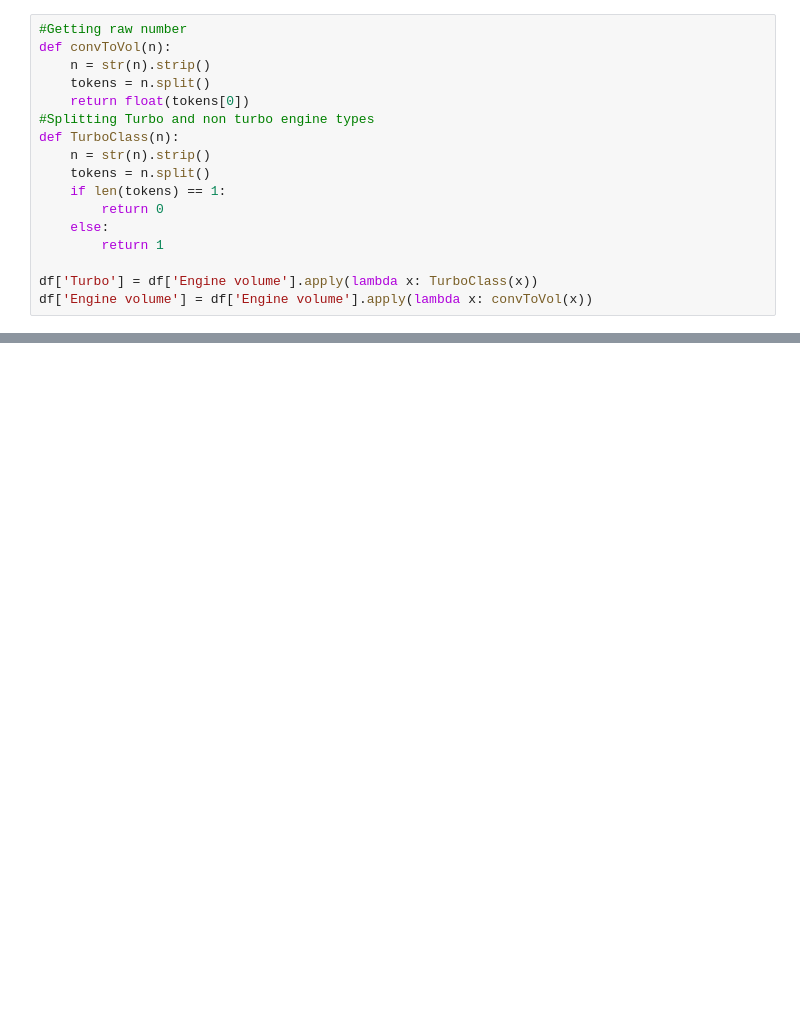
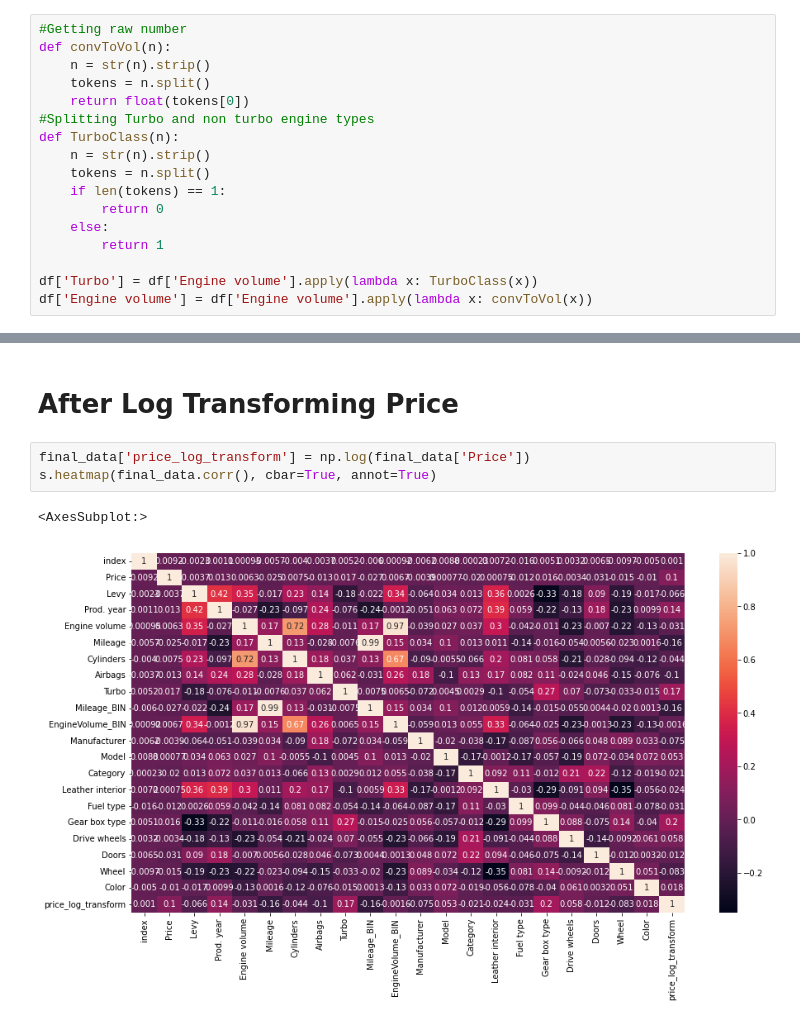
Before and after one commit to K00LDUD3/Car-Pricing-Foodmen, a Jupyter notebook: Preprocessing_v2.ipynb, the cells around one changed output, grey strips where cells are left out. Saved outputs shown, nothing was run; the diff lists cells and outputs as text; blank space fills up the shorter version.

```diff
--- a/Preprocessing_v2.ipynb
+++ b/Preprocessing_v2.ipynb
@@ -143,0 +146,8 @@ memory usage: 4.0+ MB
+# %% [markdown]
+# After Log Transforming Price
+# %%
+final_data['price_log_transform'] = np.log(final_data['Price'])
+s.heatmap(final_data.corr(), cbar=True, annot=True)
+# %% [output]
+<AxesSubplot:>
+[figure, added]
```
Also changed, not shown: parts of 10 cells of this notebook, 3 other files.
